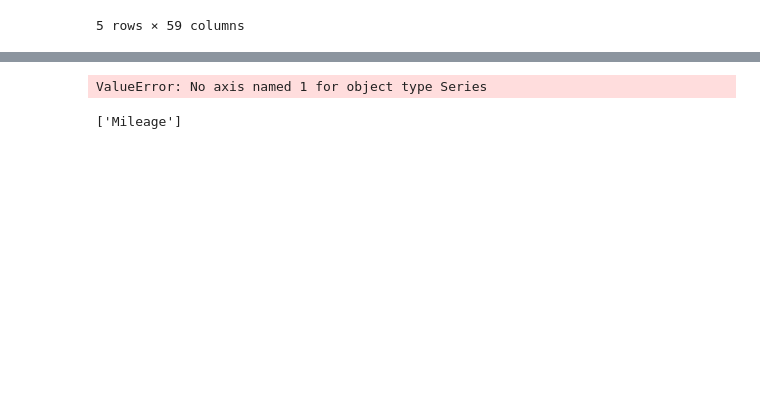
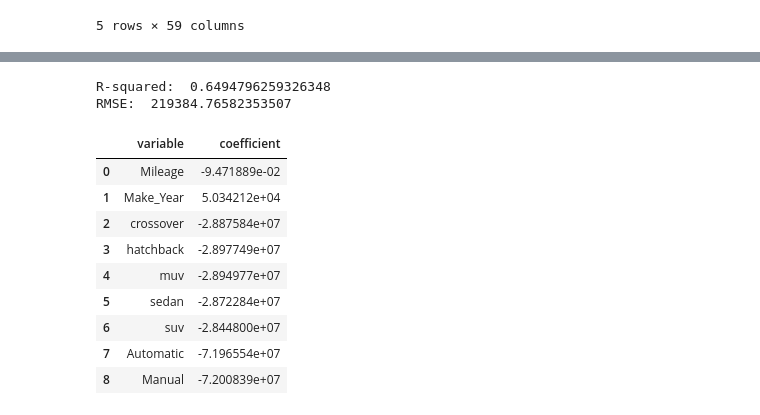
Before and after one commit to borayd3/labs, a Jupyter notebook: 04_hedonic_pricing/04_hedonic_pricing.ipynb, the cells around one changed output, grey strips where cells are left out. Saved outputs shown, nothing was run; the diff lists cells and outputs as text; code cells hidden in the pictures; blank space fills up the shorter version.

```diff
--- a/04_hedonic_pricing/04_hedonic_pricing.ipynb
+++ b/04_hedonic_pricing/04_hedonic_pricing.ipynb
@@ -126,19 +127,32 @@ cars2_test = cars2_test['Price']
-# %%
-var_n = cars2['Mileage'] # Select variables
-X_train_n = cars2_train.loc[:,var_n] # Process training covariates
-#reg_n = linear_model.LinearRegression().fit(X_train_n,y_train) # Run regression
-#X_test_n = cars2_test.loc[:,var_n] # Process test covariates
-#y_hat = reg_n.predict(X_test_n)
-#print('Numeric only Rsq: ', reg_n.score(X_test_n,y_test)) # R2
-#rmse_n = np.sqrt( np.mean( (y_test - y_hat)**2 ))
-#print('Numeric only RMSE: ', rmse_n) # R2
-# %% [output]
-ValueError: No axis named 1 for object type Series
-# %%
-var_n = ['Mileage']
-print(var_n)
-# %% [output]
-['Mileage']
+# %%
+#Q4
+from sklearn.linear_model import LinearRegression
+
+C_train = pd.concat([X_train["Mileage"],X_train["Make_Year"],pd.get_dummies(X_train['Body_Type'], dtype='int'), pd.get_dummies(X_train['Transmission_Type'],dtype='int')],  axis = 1)
+C_test = pd.concat([X_test["Mileage"],X_test["Make_Year"],pd.get_dummies(X_test['Body_Type'], dtype='int'), pd.get_dummies(X_test['Transmission_Type'],dtype='int')],  axis = 1)
+
+reg = LinearRegression(fit_intercept=False).fit(C_train, y_train) # Fit the linear model
+results = pd.DataFrame({'variable':reg.feature_names_in_, 'coefficient': reg.coef_}) # Regression coefficients
+
+y_hat = reg.predict(C_test)
+print('R-squared: ', reg.score(C_test, y_test)) # R squared measure
+
+rmse = np.sqrt( np.mean( (y_test - y_hat)**2 ))
+print('RMSE: ', rmse)
+results
+# %% [output]
+R-squared:  0.6494796259326348
+RMSE:  219384.76582353507
+|  | variable | coefficient |
+| 0 | Mileage | -9.471889e-02 |
+| 1 | Make_Year | 5.034212e+04 |
+| 2 | crossover | -2.887584e+07 |
+| 3 | hatchback | -2.897749e+07 |
+| 4 | muv | -2.894977e+07 |
+| 5 | sedan | -2.872284e+07 |
+| 6 | suv | -2.844800e+07 |
+| 7 | Automatic | -7.196554e+07 |
+| 8 | Manual | -7.200839e+07 |
 # %%
 #Q4
 from sklearn.linear_model import LinearRegression
```
Also changed, not shown: parts of 18 cells of this notebook.
